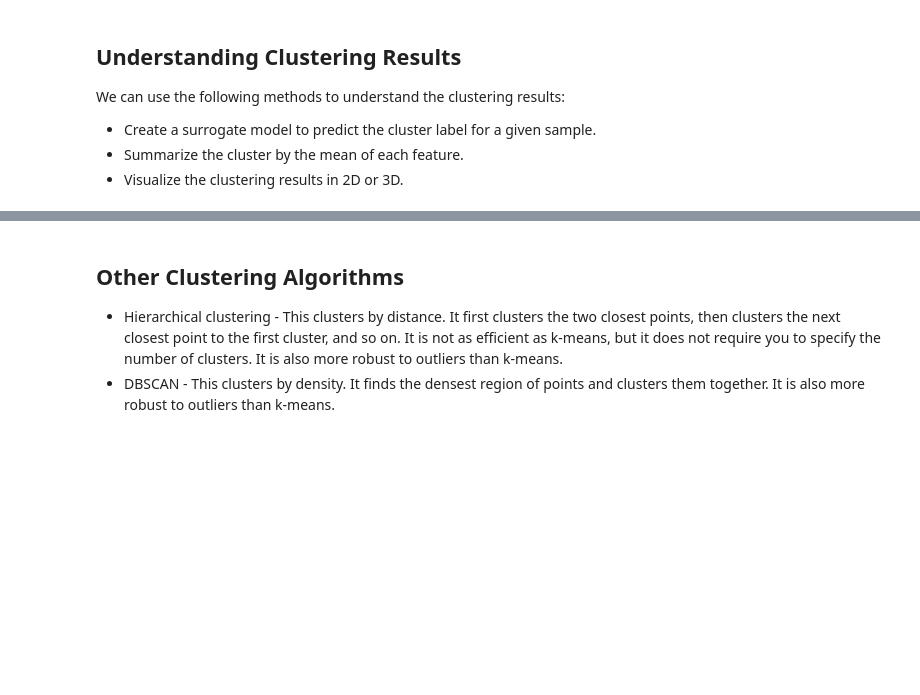
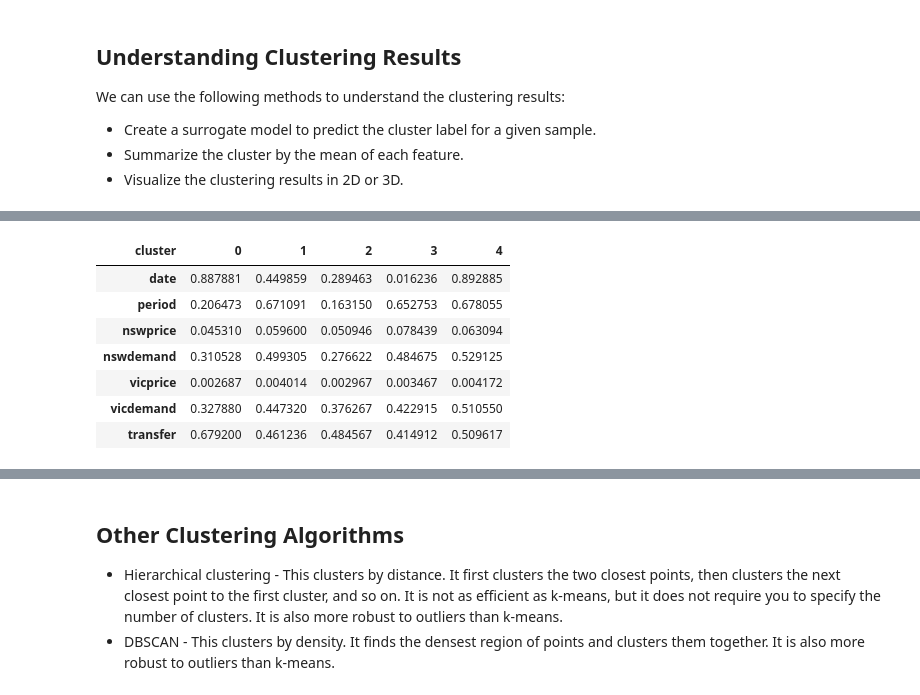
Before and after one commit to cfdarcy/applied-machine-learning-algorithms-3806104, a Jupyter notebook: algos.ipynb, the cells around one changed output, grey strips where cells are left out. Drawn from its saved outputs; the diff is of its cells as text; code cells hidden in the pictures; blank space fills up the shorter version.

Commit message:
completed Understanding Clustering Results

```diff
--- a/algos.ipynb
+++ b/algos.ipynb
@@ -238,19 +314,27 @@ for i in range(max_clusters):
 # %%
 # going to choose 5 clusters (if 5, 6, or 7 are all close, choose the simpler model)
 # summarize the results by group
 
 km = KMeans(n_clusters=5, n_init='auto',
             max_iter=300, random_state=42)
 km.fit(X)
 label = km.predict(X)
 (elec
  .assign(cluster=label)
- .groupby('cluster')
- .agg('mean', numeric_only=True)
+ .groupby('cluster').agg('mean',numeric_only=True)
  .T
  .style
  .background_gradient(cmap='RdBu', axis='columns')
 )
+# %% [output]
+| cluster | 0 | 1 | 2 | 3 | 4 |
+| date | 0.887881 | 0.449859 | 0.289463 | 0.016236 | 0.892885 |
+| period | 0.206473 | 0.671091 | 0.163150 | 0.652753 | 0.678055 |
+| nswprice | 0.045310 | 0.059600 | 0.050946 | 0.078439 | 0.063094 |
+| nswdemand | 0.310528 | 0.499305 | 0.276622 | 0.484675 | 0.529125 |
+| vicprice | 0.002687 | 0.004014 | 0.002967 | 0.003467 | 0.004172 |
+| vicdemand | 0.327880 | 0.447320 | 0.376267 | 0.422915 | 0.510550 |
+| transfer | 0.679200 | 0.461236 | 0.484567 | 0.414912 | 0.509617 |
 # %%
 # Summarize by surrogate model decision tree
 from sklearn.tree import DecisionTreeClassifier
```
Also changed, not shown: parts of 8 cells of this notebook.
